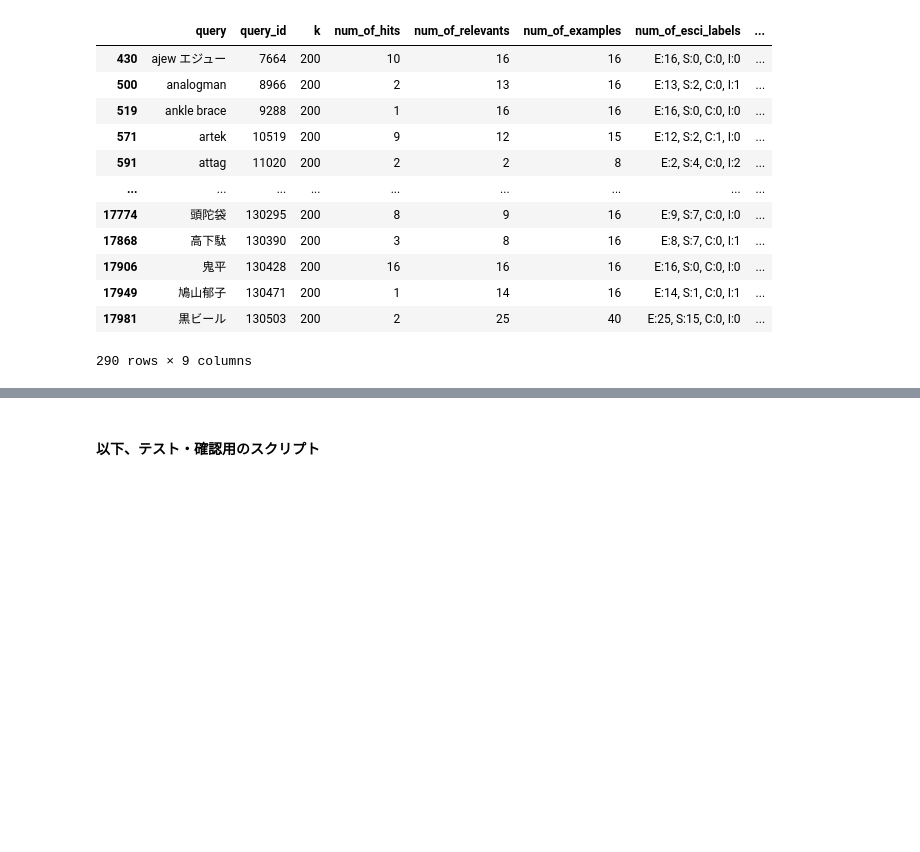
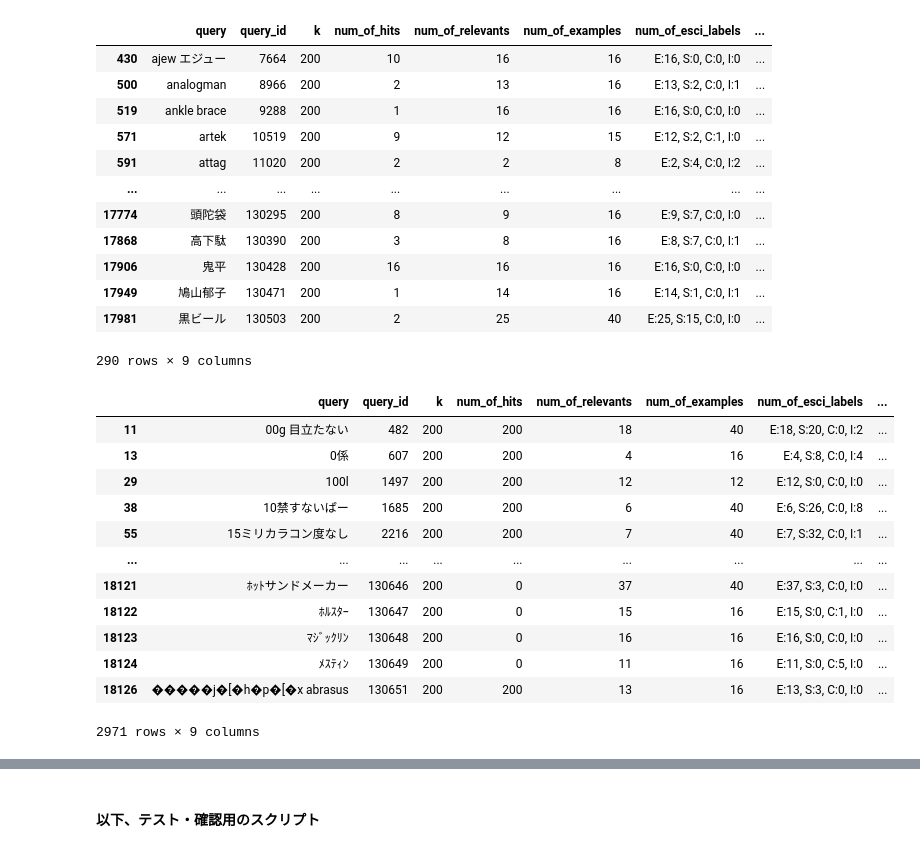
Before and after one commit to johtani/japanese_tokenize_eval_weaviate, a Jupyter notebook: evaluate_japanese.ipynb, the cells around one changed output, grey strips where cells are left out. Saved outputs shown, nothing was run; the diff lists cells and outputs as text; code cells hidden in the pictures; blank space fills up the shorter version.

```diff
--- a/evaluate_japanese.ipynb
+++ b/evaluate_japanese.ipynb
@@ -370,0 +346,8 @@ pd_stats
+# %%
+
+field = "title_kagome"
+
+stats_kagome = calculate_stats(queries=queries, examples=examples, collection=collection, field=field)
+
+pd_stats_kagome = pd.DataFrame(stats_kagome)
+pd_stats_kagome
@@ -416,3 +414,19 @@ Name: precision, dtype: float64
 | 17949 | 鳩山郁子 | 130471 | 200 | 1 | 14 | 16 | E:14, S:1, C:0, I:1 | ... |
 | 17981 | 黒ビール | 130503 | 200 | 2 | 25 | 40 | E:25, S:15, C:0, I:0 | ... |
 290 rows × 9 columns
+# %%
+pd_stats_kagome[pd_stats_kagome["recall"] == 0.0]
+# %% [output]
+|  | query | query_id | k | num_of_hits | num_of_relevants | num_of_examples | num_of_esci_labels | ... |
+| 11 | 00g 目立たない | 482 | 200 | 200 | 18 | 40 | E:18, S:20, C:0, I:2 | ... |
+| 13 | 0係 | 607 | 200 | 200 | 4 | 16 | E:4, S:8, C:0, I:4 | ... |
+| 29 | 100l | 1497 | 200 | 200 | 12 | 12 | E:12, S:0, C:0, I:0 | ... |
+| 38 | 10禁すないぱー | 1685 | 200 | 200 | 6 | 40 | E:6, S:26, C:0, I:8 | ... |
+| 55 | 15ミリカラコン度なし | 2216 | 200 | 200 | 7 | 40 | E:7, S:32, C:0, I:1 | ... |
+| ... | ... | ... | ... | ... | ... | ... | ... | ... |
+| 18121 | ﾎｯﾄサンドメーカー | 130646 | 200 | 0 | 37 | 40 | E:37, S:3, C:0, I:0 | ... |
+| 18122 | ﾎﾙｽﾀｰ | 130647 | 200 | 0 | 15 | 16 | E:15, S:0, C:1, I:0 | ... |
+| 18123 | ﾏｼﾞｯｸﾘﾝ | 130648 | 200 | 0 | 16 | 16 | E:16, S:0, C:0, I:0 | ... |
+| 18124 | ﾒｽﾃｨﾝ | 130649 | 200 | 0 | 11 | 16 | E:11, S:0, C:5, I:0 | ... |
+| 18126 | �����j�[�h�p�[�x abrasus | 130651 | 200 | 200 | 13 | 16 | E:13, S:3, C:0, I:0 | ... |
+2971 rows × 9 columns
```
Also changed, not shown: parts of 12 cells of this notebook.
